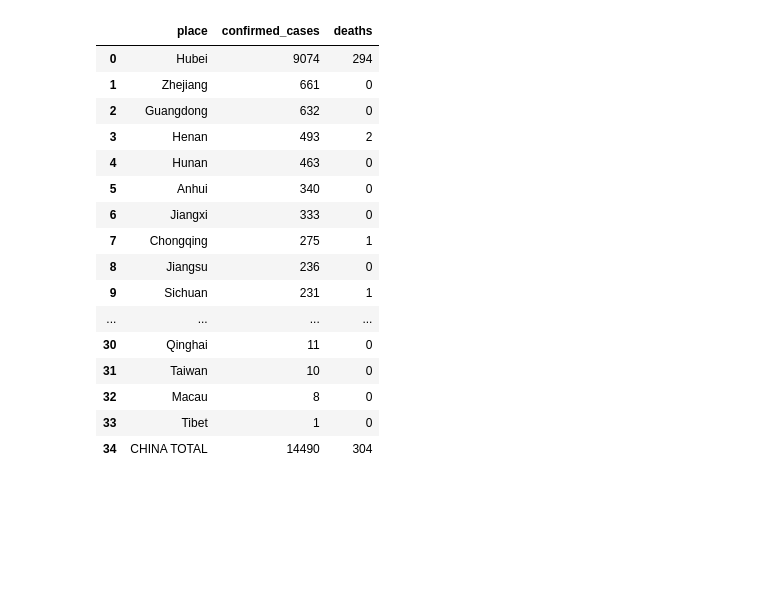
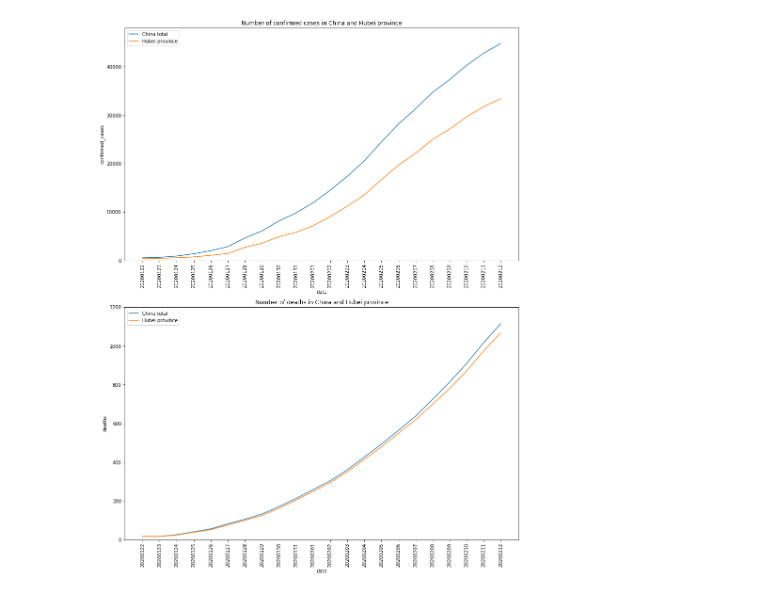
Before and after one commit to Kerwyny/wuhan, a Jupyter notebook: wuhan.ipynb, the cells around one changed output. Drawn from its saved outputs; the diff is of its cells as text; code cells hidden in the pictures; blank space fills up the shorter version.

```diff
--- a/wuhan.ipynb
+++ b/wuhan.ipynb
@@ -7,27 +9,3 @@ import os
 # %%
 data = {i[:8]:pd.read_csv("clean/" + i, sep="|", skiprows=[0, 1])
         for c, i in enumerate(os.listdir("clean"))}
-# %%
-for i in data:
-    data[i] = data[i].drop(["notes", "sources"], axis=1)
-    data[i].columns = ["place", "confirmed_cases", "deaths"]
-# %%
-data["20200202"]
-# %% [output]
-|  | place | confirmed_cases | deaths |
-| 0 | Hubei | 9074 | 294 |
-| 1 | Zhejiang | 661 | 0 |
-| 2 | Guangdong | 632 | 0 |
-| 3 | Henan | 493 | 2 |
-| 4 | Hunan | 463 | 0 |
-| 5 | Anhui | 340 | 0 |
-| 6 | Jiangxi | 333 | 0 |
-| 7 | Chongqing | 275 | 1 |
-| 8 | Jiangsu | 236 | 0 |
-| 9 | Sichuan | 231 | 1 |
-| ... | ... | ... | ... |
-| 30 | Qinghai | 11 | 0 |
-| 31 | Taiwan | 10 | 0 |
-| 32 | Macau | 8 | 0 |
-| 33 | Tibet | 1 | 0 |
-| 34 | CHINA TOTAL | 14490 | 304 |
@@ -33,0 +26,34 @@ data["20200202"]
+# %%
+t = []
+for d in ("20200122", "20200123", "20200124"):
+    confirmed_cases = full[full.date == d].confirmed_cases.sum()
+    deaths = full[full.date == d].deaths.sum()
+    t.append(["CHINA TOTAL", confirmed_cases, deaths, d])
+t = pd.DataFrame(t)
+t.columns = ["place", "confirmed_cases", "deaths", "date"]
+full = pd.concat([full, t])
+full.reset_index(drop=True, inplace=True)
+# %%
+china_total = full[full.place == "CHINA TOTAL"]
+hubei = full[full.place == "Hubei"]
+# %%
+plt.figure(figsize=(15, 20))
+
+plt.subplot(2, 1, 1)
+sns.lineplot(x="date", y="confirmed_cases", data=china_total, label="China total")
+sns.lineplot(x="date", y="confirmed_cases", data=hubei, label="Hubei province")
+plt.ylim(0, 48000)
+plt.xticks(rotation=90)
+plt.title("Number of confirmed cases in China and Hubei province")
+
+plt.subplot(2, 1, 2)
+sns.lineplot(x="date", y="deaths", data=china_total, label="China total")
+sns.lineplot(x="date", y="deaths", data=hubei, label="Hubei province")
+plt.ylim(0, 1200)
+plt.xticks(rotation=90)
+plt.title("Number of deaths in China and Hubei province")
+
+plt.legend()
+plt.show()
+# %% [output]
+[figure, added]
```
Also changed, not shown: parts of 8 cells of this notebook, 1 other file.
